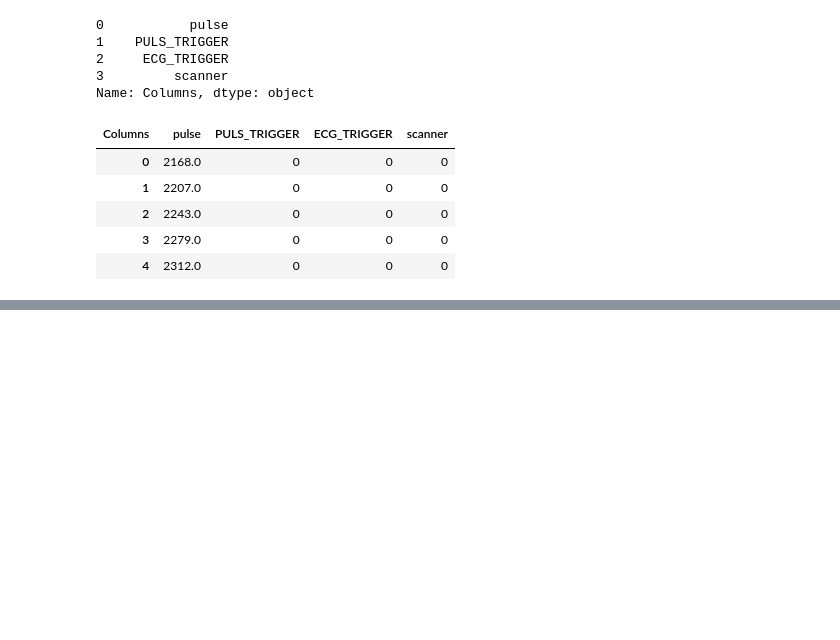
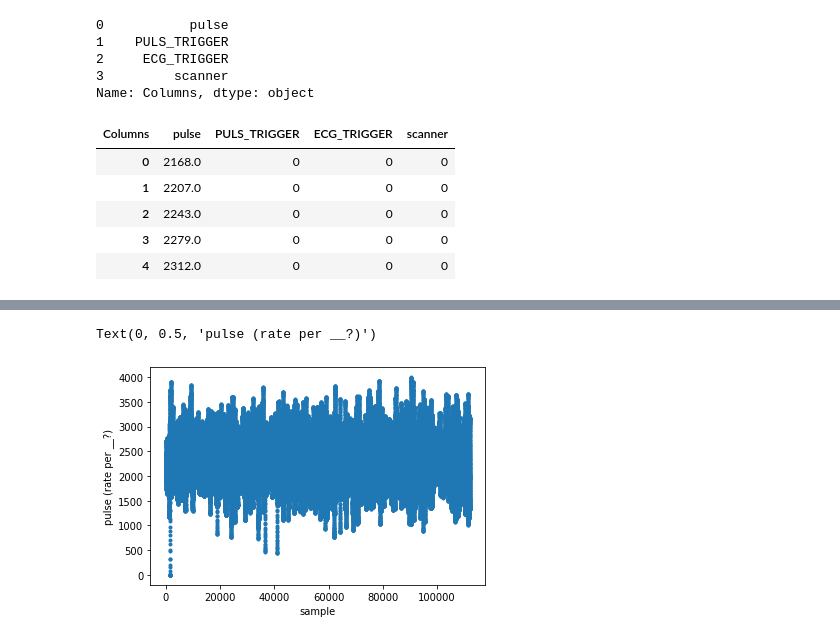
Before and after one commit to kalexandriabond/loki_1, a Jupyter notebook: analysis/analysis_nbs/prelim_pulse_viz.ipynb, the cells around one changed output, grey strips where cells are left out. Drawn from its saved outputs; the diff is of its cells as text; code cells hidden in the pictures; blank space fills up the shorter version.

```diff
--- a/analysis/analysis_nbs/prelim_pulse_viz.ipynb
+++ b/analysis/analysis_nbs/prelim_pulse_viz.ipynb
@@ -65,0 +66,7 @@ Text(0, 0.5, 'pulse (rate?)')
+# %%
+plt.plot(pulse_df.pulse, '.')
+plt.xlabel('sample')
+plt.ylabel('pulse (rate per __?)')
+# %% [output]
+Text(0, 0.5, 'pulse (rate per __?)')
+[figure, added]
```
Also changed, not shown: parts of 2 cells of this notebook, 2 other files.
